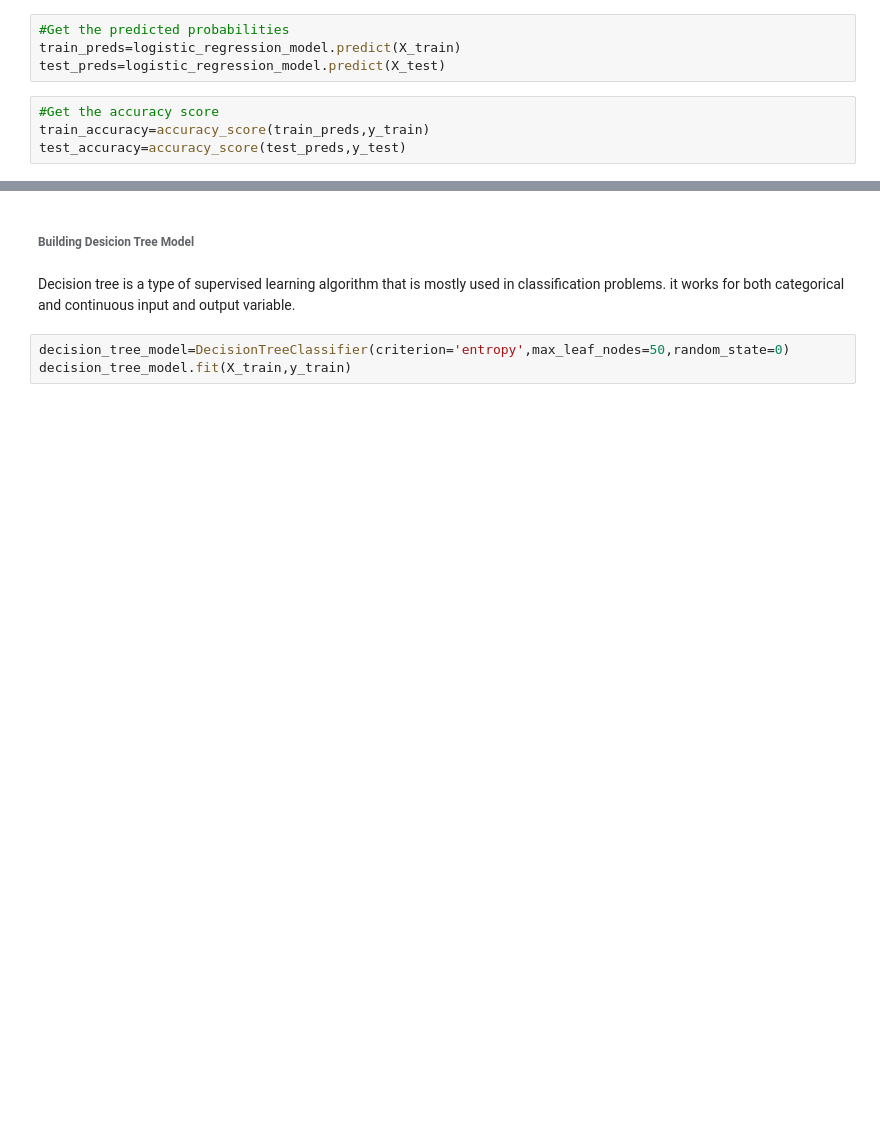
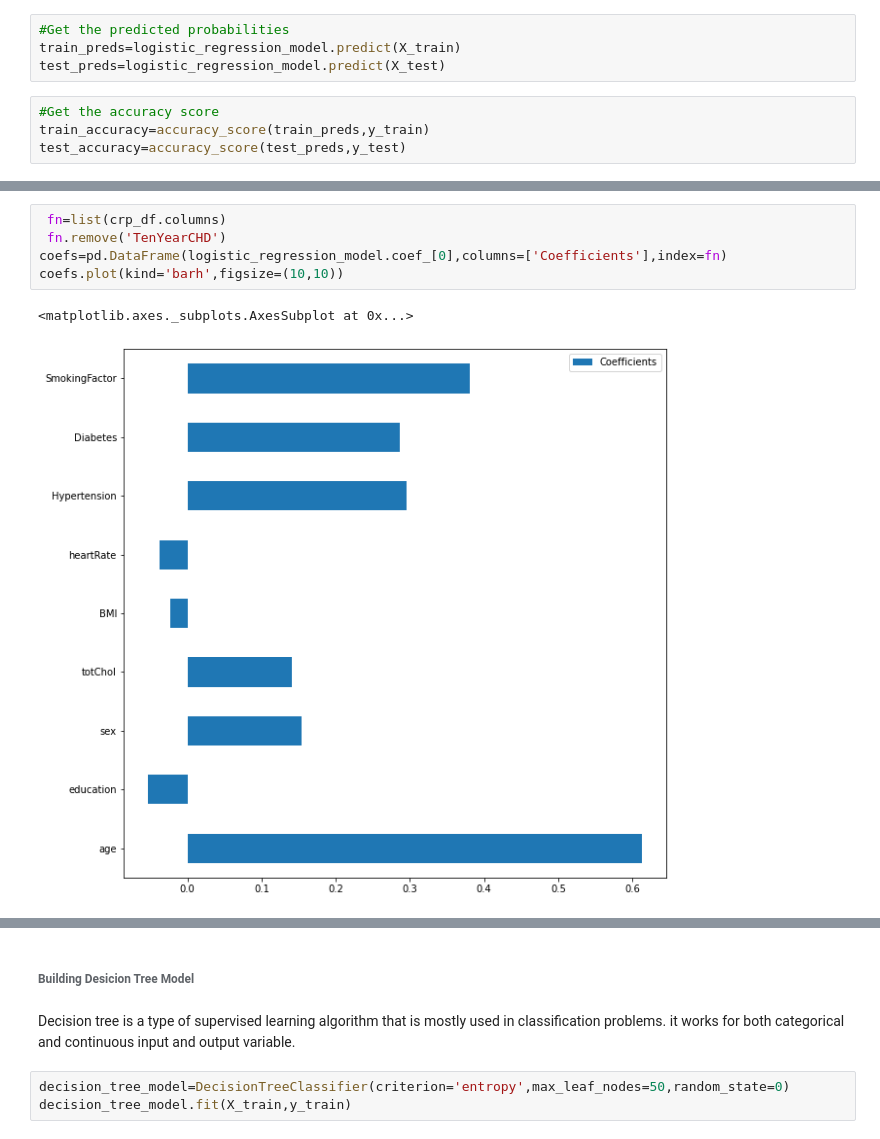
Before and after one commit to ambika1us/Cardiovascular_Risk_Prediction, a Jupyter notebook: Ambika_Prasad_Cardiovascular_Risk_Prediction.ipynb, the cells around one changed output, grey strips where cells are left out. Saved outputs shown, nothing was run; the diff lists cells and outputs as text; blank space fills up the shorter version.

```diff
--- a/Ambika_Prasad_Cardiovascular_Risk_Prediction.ipynb
+++ b/Ambika_Prasad_Cardiovascular_Risk_Prediction.ipynb
@@ -696,3 +720,11 @@ print(cm)
+# %%
+ fn=list(crp_df.columns)
+ fn.remove('TenYearCHD')
+coefs=pd.DataFrame(logistic_regression_model.coef_[0],columns=['Coefficients'],index=fn)
+coefs.plot(kind='barh',figsize=(10,10))
+# %% [output]
+<matplotlib.axes._subplots.AxesSubplot at 0x...>
+[figure, added]
 # %%
 ax=plt.subplot()
 sns.heatmap(cm,annot=True,ax=ax)
```
Also changed, not shown: parts of 47 cells of this notebook.
